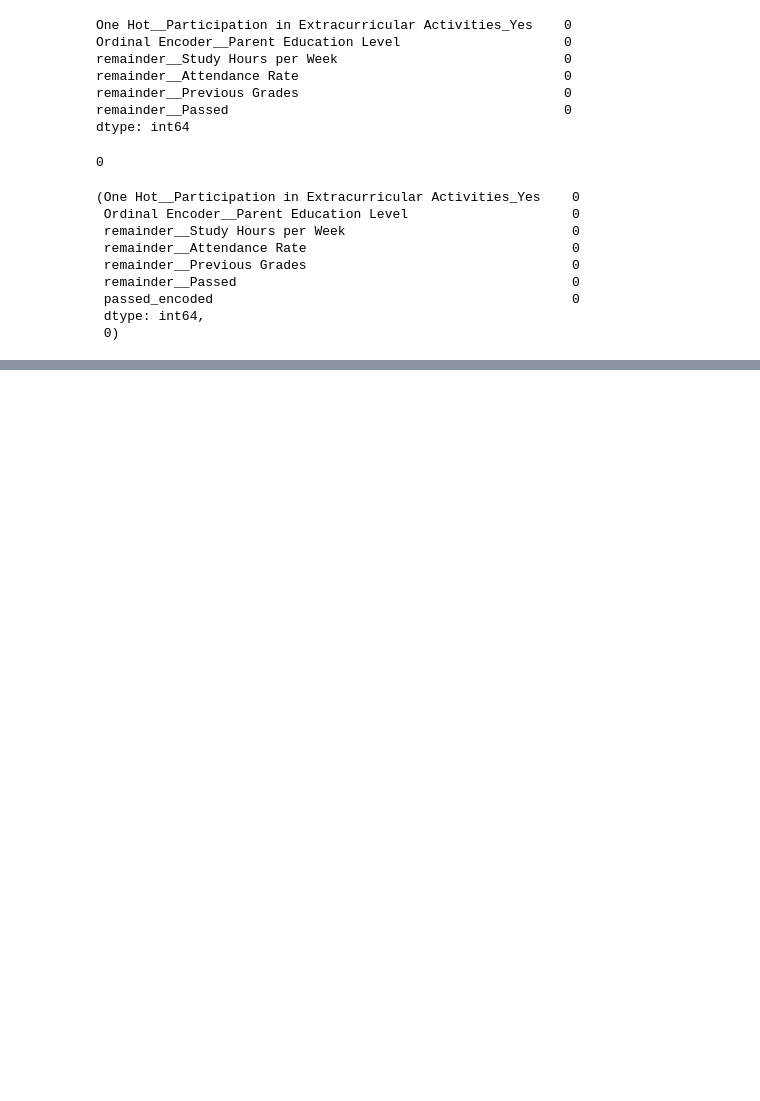
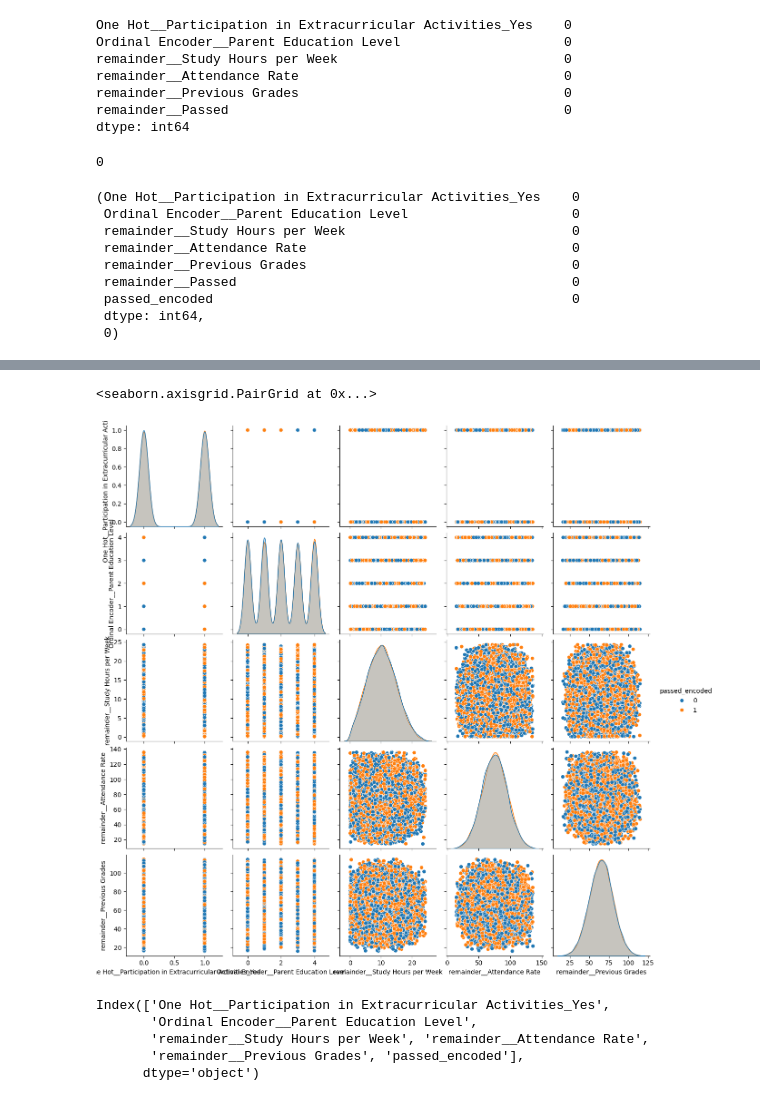
Before and after one commit to hahahang0/MLPracFromKaggle, a Jupyter notebook: studentPerformace/practical.ipynb, the cells around one changed output, grey strips where cells are left out. Drawn from its saved outputs; the diff is of its cells as text; code cells hidden in the pictures; blank space fills up the shorter version.

```diff
--- a/studentPerformace/practical.ipynb
+++ b/studentPerformace/practical.ipynb
@@ -432,0 +452,13 @@ encoded_df
+# %%
+sns.pairplot(encoded_df,hue="passed_encoded")
+# %% [output]
+<seaborn.axisgrid.PairGrid at 0x...>
+[figure, added]
+# %%
+encoded_df.columns
+# %% [output]
+Index(['One Hot__Participation in Extracurricular Activities_Yes',
+       'Ordinal Encoder__Parent Education Level',
+       'remainder__Study Hours per Week', 'remainder__Attendance Rate',
+       'remainder__Previous Grades', 'passed_encoded'],
+      dtype='object')
```
Also changed, not shown: parts of 57 cells of this notebook.
